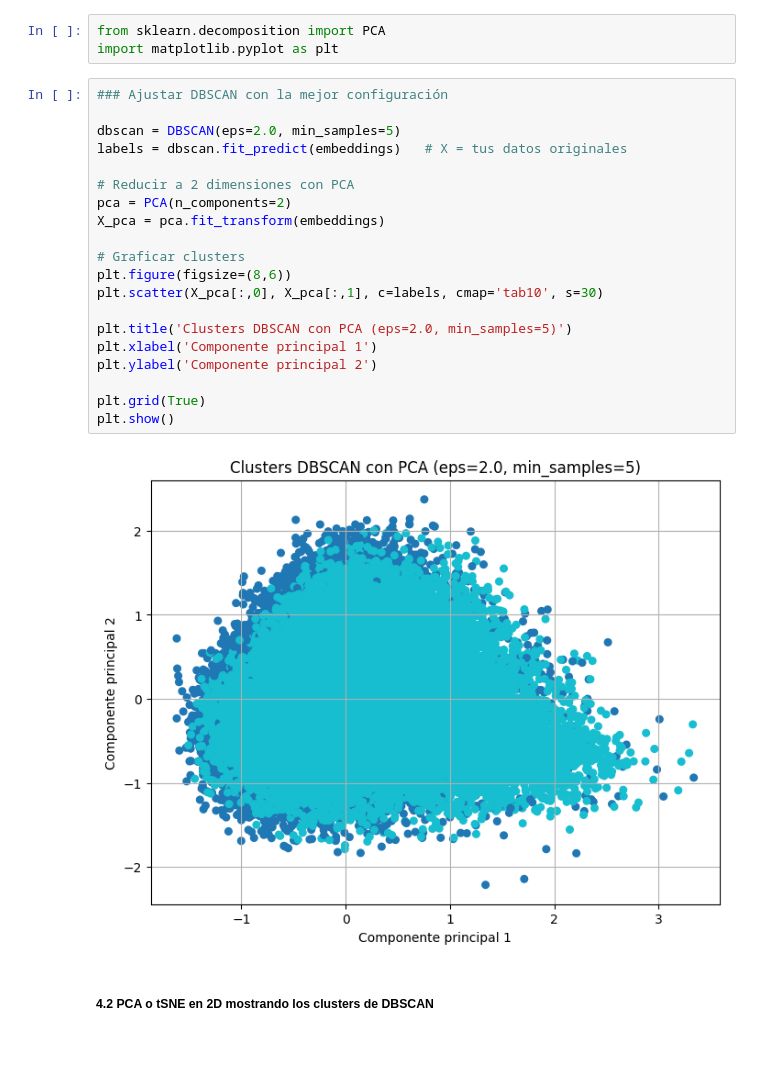
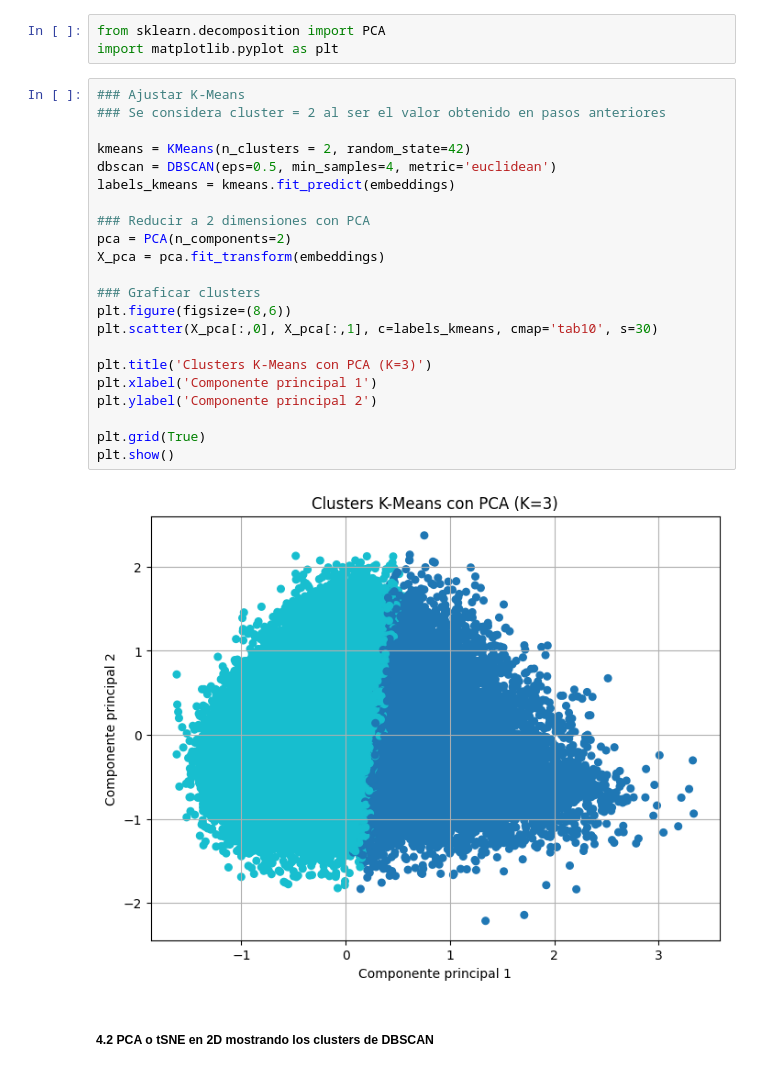
Before and after one commit to LailaBulh/Procesamiento_Lenguaje_Natural, a Jupyter notebook: Agrupamiento_textos_LB.ipynb, the cells around one changed output. Saved outputs shown, nothing was run; the diff lists cells and outputs as text.

```diff
--- a/Agrupamiento_textos_LB.ipynb
+++ b/Agrupamiento_textos_LB.ipynb
@@ -356,27 +356,29 @@ Los mejores resultados para Silhoutte y CH se obtuvieron con un eps = 2 y min_sa
 from sklearn.decomposition import PCA
 import matplotlib.pyplot as plt
 # %%
-### Ajustar DBSCAN con la mejor configuración
+### Ajustar K-Means
+### Se considera cluster = 2 al ser el valor obtenido en pasos anteriores
 
-dbscan = DBSCAN(eps=2.0, min_samples=5)
-labels = dbscan.fit_predict(embeddings)   # X = tus datos originales
+kmeans = KMeans(n_clusters = 2, random_state=42)
+dbscan = DBSCAN(eps=0.5, min_samples=4, metric='euclidean')
+labels_kmeans = kmeans.fit_predict(embeddings)
 
-# Reducir a 2 dimensiones con PCA
+### Reducir a 2 dimensiones con PCA
 pca = PCA(n_components=2)
 X_pca = pca.fit_transform(embeddings)
 
-# Graficar clusters
+### Graficar clusters
 plt.figure(figsize=(8,6))
-plt.scatter(X_pca[:,0], X_pca[:,1], c=labels, cmap='tab10', s=30)
+plt.scatter(X_pca[:,0], X_pca[:,1], c=labels_kmeans, cmap='tab10', s=30)
 
-plt.title('Clusters DBSCAN con PCA (eps=2.0, min_samples=5)')
+plt.title('Clusters K-Means con PCA (K=3)')
 plt.xlabel('Componente principal 1')
 plt.ylabel('Componente principal 2')
 
 plt.grid(True)
 plt.show()
 # %% [output]
-[figure, old version]
+[figure, new version]
 # %% [markdown]
 ##### 4.2	PCA o tSNE en 2D mostrando los clusters de DBSCAN
 # %%
```
